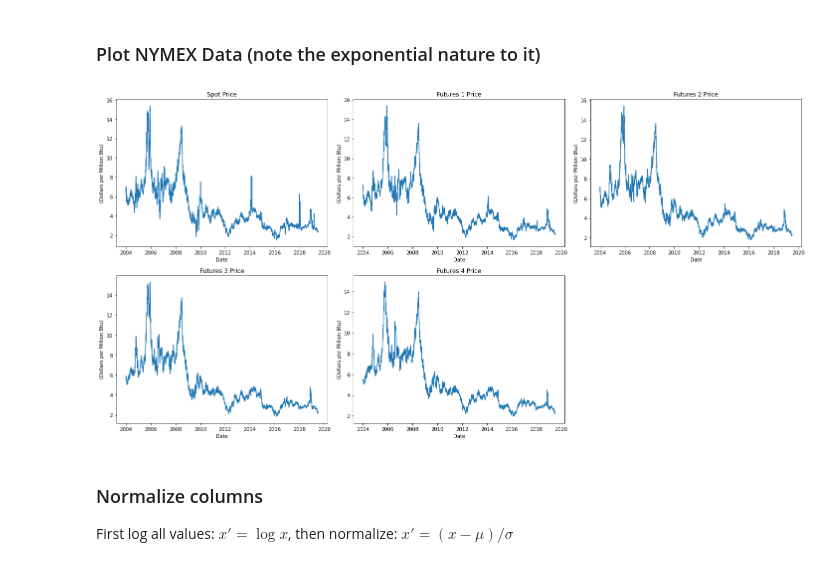
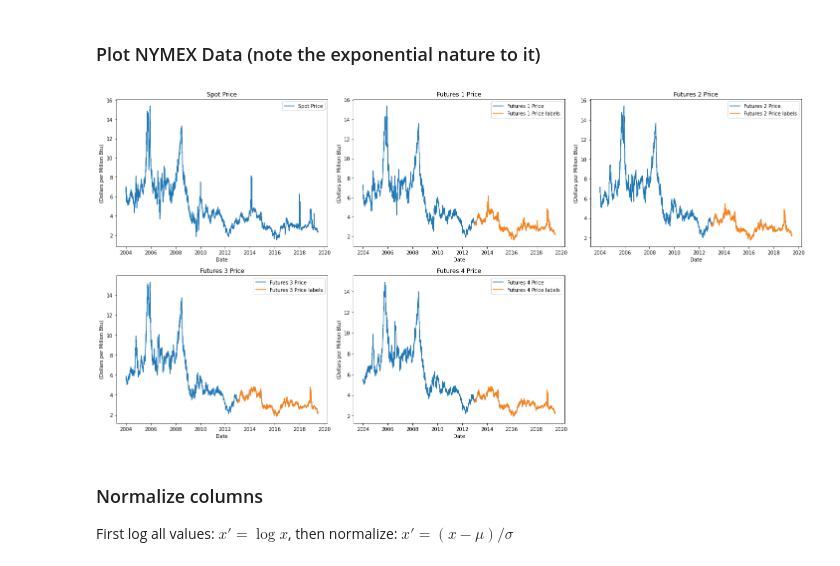
Before and after one commit to qstickmurph/cs4263-project, a Jupyter notebook: code/CS4263-Project.ipynb, the cells around one changed output. Drawn from its saved outputs; the diff is of its cells as text; code cells hidden in the pictures.

```diff
--- a/code/CS4263-Project.ipynb
+++ b/code/CS4263-Project.ipynb
@@ -181,7 +196,7 @@ ConnectionError: HTTPSConnectionPool(host='trends.google.com', port=443): Max re
 # %% [markdown]
 We will create a `plot` function that will be able to plot our data with, or without label and with or without predictions
 # %%
-def plot(data, units=None, feature_width=0, label_width=0, predictions=None, density=1, seperate=True, file=None):
+def plot(data, units=None, feature_width=0, label_width=0, predictions=None, density=1, seperate=True, file=None, label_dates=[], labels=[]):
     """
     data: of the form of a dataframe, indexed by a datetime object, each column being a seperate series to be plotted
     units: if seperate is True, a list of strings, else a string
@@ -203,8 +218,8 @@ def plot(data, units=None, feature_width=0, label_width=0, predictions=None, den
     # Create new data if density != 1 using the mean of rolling windows
     if density != 1:
         # data
-        first_row = data.iloc[0, :]
-        last_row = data.iloc[-1, :]
+        first_row = data.iloc[0]
+        last_row = data.iloc[-1]
         data = data.rolling(density).mean().iloc[::density,:]
         data.iloc[0] = first_row
         data.iloc[-1] = last_row
@@ -240,6 +255,10 @@ def plot(data, units=None, feature_width=0, label_width=0, predictions=None, den
         # Plot data
         plt.plot(data.index,data[column], label=column)
 
+        # Plot labels
+        if column in labels:
+            plt.plot(data.loc[label_dates.intersection(data.index)][column], label=column + " labels" )
+
         # Plot predictions
         if feature_width != 0 and label_width != 0 and column in predictions.columns:
             # plot as one long series if label width is 1
@@ -250,8 +269,8 @@ def plot(data, units=None, feature_width=0, label_width=0, predictions=None, den
             else:
                 pass
 
-            if seperate:
-                plt.legend()
+        if seperate:
+            plt.legend()
 
     if not seperate:
         plt.legend()
@@ -340,9 +359,16 @@ dtype: int64
 # %% [markdown]
 ### Plot NYMEX Data (note the exponential nature to it)
 # %%
-plot(nymex_df,units="(Dollars per Million Btu)", seperate=True, density=1, file="images/nymex_data.png")
+plot(
+    nymex_df,
+    units="(Dollars per Million Btu)",
+    seperate=True,
+    density=1,
+    file="images/nymex_data.png",
+    labels=nymex_df.columns[1:],
+    label_dates=pd.date_range(datetime(year=2013,month=1,day=1),datetime(year=2019,month=6,day=28),freq='d'))
 # %% [output]
-[figure, old version]
+[figure, new version]
 # %% [markdown]
 ### Normalize columns
 First log all values: $x' = \log{x}$, then normalize: $x' = (x - \mu)/\sigma$
```
Also changed, not shown: parts of 12 cells of this notebook, 1 other file.
